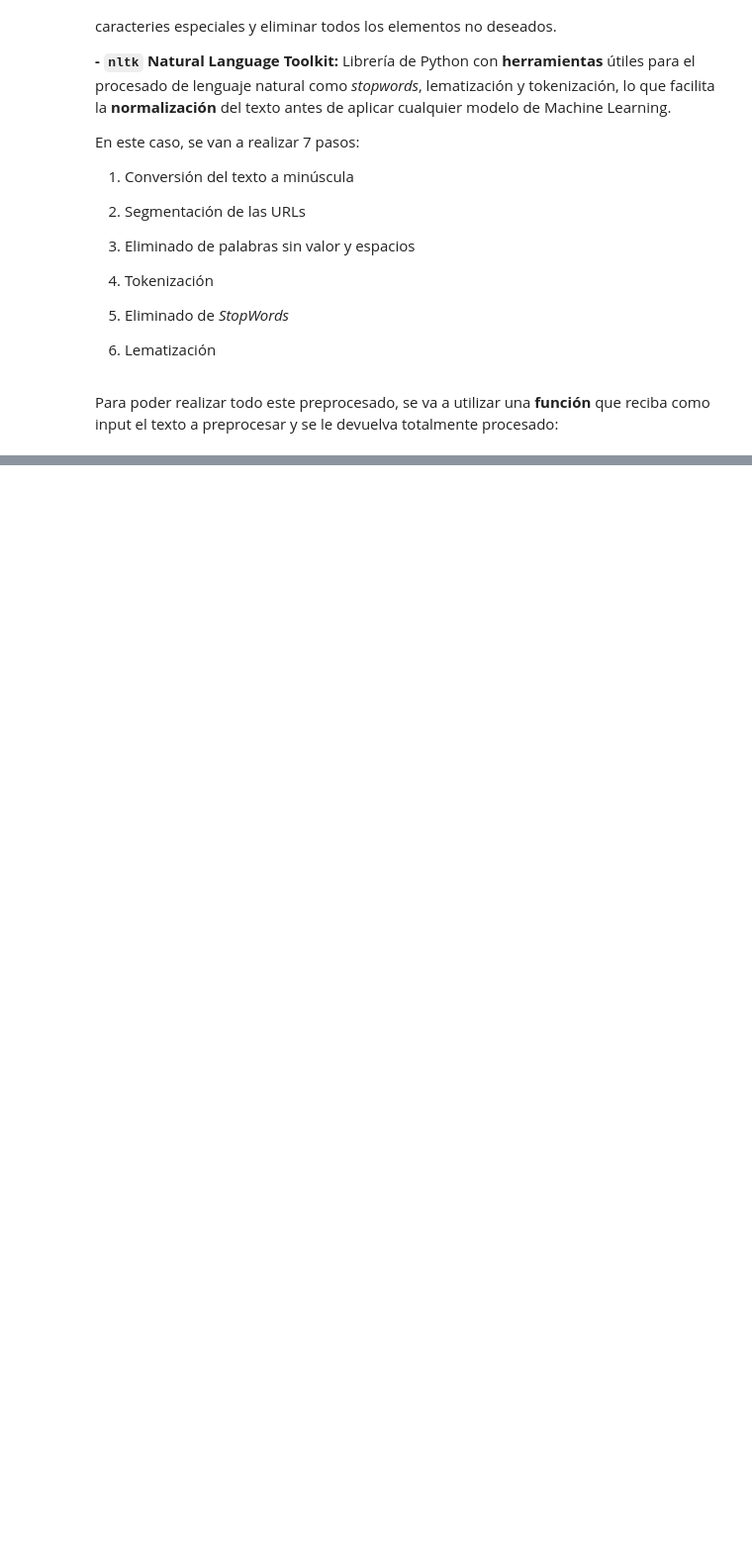
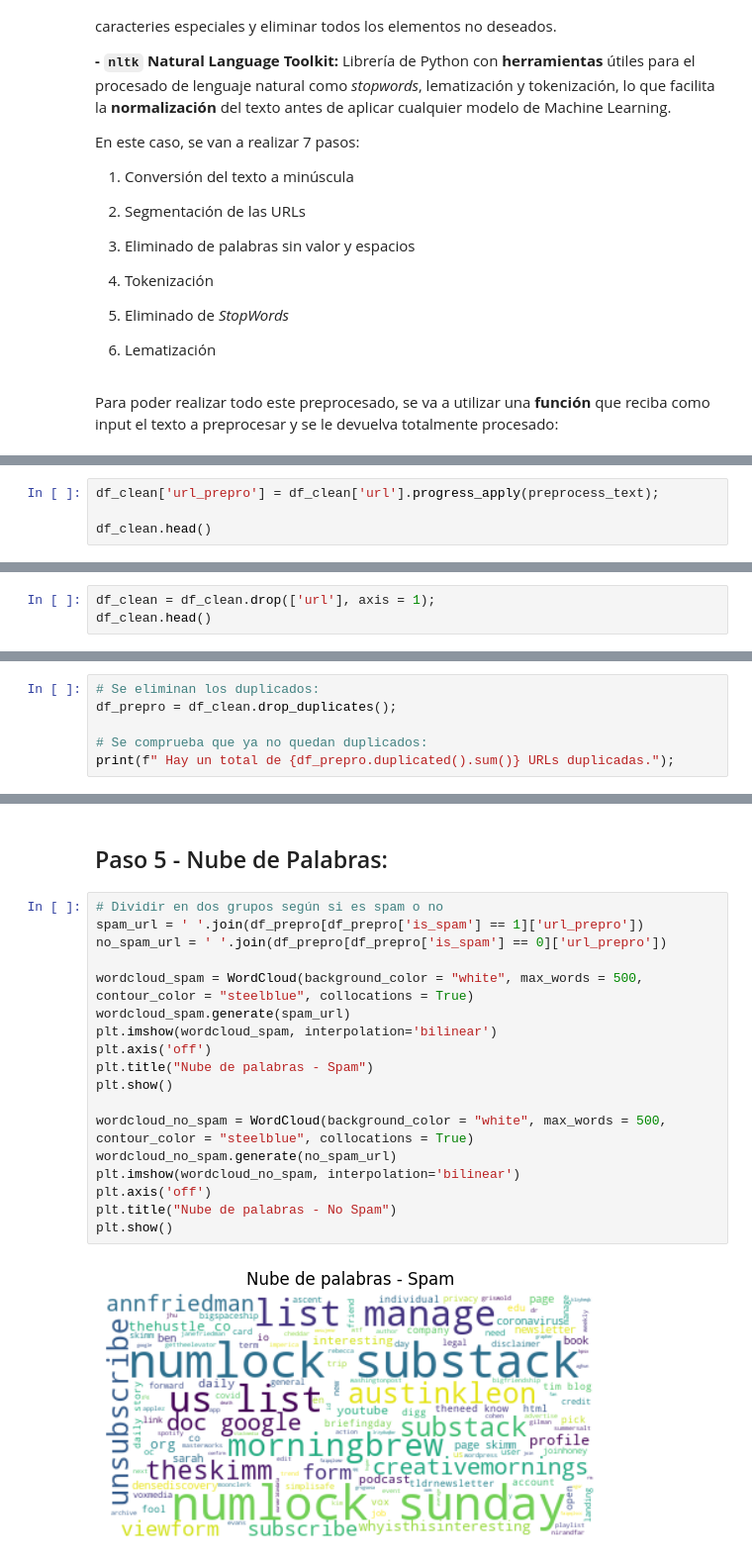
Before and after one commit to 4GeeksAcademy/NLP-clara-ab, a Jupyter notebook: src/explore.ipynb, the cells around one changed output, grey strips where cells are left out. Shown at 99% size. Saved outputs shown, nothing was run; the diff lists cells and outputs as text; blank space fills up the shorter version.

```diff
--- a/src/explore.ipynb
+++ b/src/explore.ipynb
@@ -202,0 +214,4 @@ NameError: name 'df_' is not defined
+# %%
+df_clean['url_prepro'] = df_clean['url'].progress_apply(preprocess_text);
+
+df_clean.head()
@@ -202,0 +230,3 @@ NameError: name 'df_' is not defined
+# %%
+df_clean = df_clean.drop(['url'], axis = 1);
+df_clean.head()
@@ -202,0 +251,6 @@ NameError: name 'df_' is not defined
+# %%
+# Se eliminan los duplicados:
+df_prepro = df_clean.drop_duplicates();
+
+# Se comprueba que ya no quedan duplicados:
+print(f" Hay un total de {df_prepro.duplicated().sum()} URLs duplicadas.");
@@ -202,0 +270,22 @@ NameError: name 'df_' is not defined
+# %% [markdown]
+## Paso 5 - Nube de Palabras:
+# %%
+# Dividir en dos grupos según si es spam o no
+spam_url = ' '.join(df_prepro[df_prepro['is_spam'] == 1]['url_prepro'])
+no_spam_url = ' '.join(df_prepro[df_prepro['is_spam'] == 0]['url_prepro'])
+
+wordcloud_spam = WordCloud(background_color = "white", max_words = 500, contour_color = "steelblue", collocations = True)
+wordcloud_spam.generate(spam_url)
+plt.imshow(wordcloud_spam, interpolation='bilinear')
+plt.axis('off')
+plt.title("Nube de palabras - Spam")
+plt.show()
+
+wordcloud_no_spam = WordCloud(background_color = "white", max_words = 500, contour_color = "steelblue", collocations = True)
+wordcloud_no_spam.generate(no_spam_url)
+plt.imshow(wordcloud_no_spam, interpolation='bilinear')
+plt.axis('off')
+plt.title("Nube de palabras - No Spam")
+plt.show()
+# %% [output]
+[figure, added]
```
Also changed, not shown: parts of 26 cells of this notebook, 1 other file.
